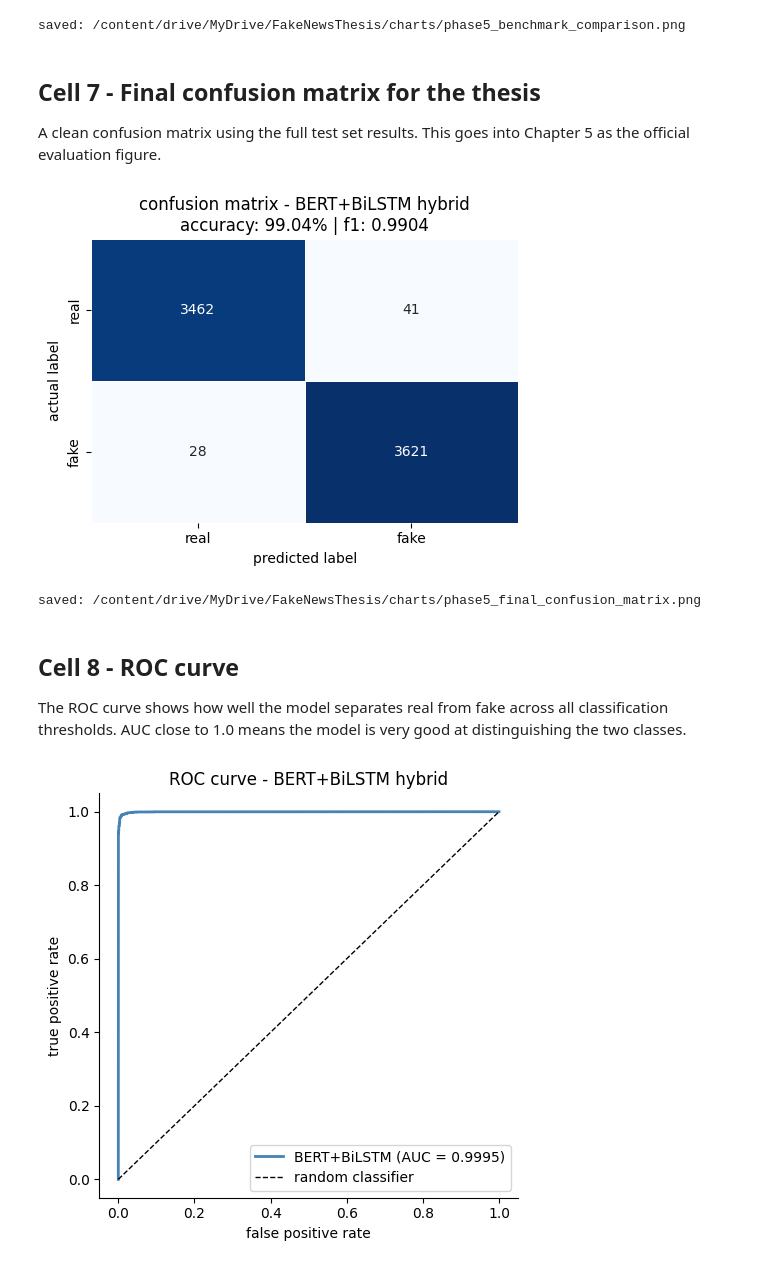
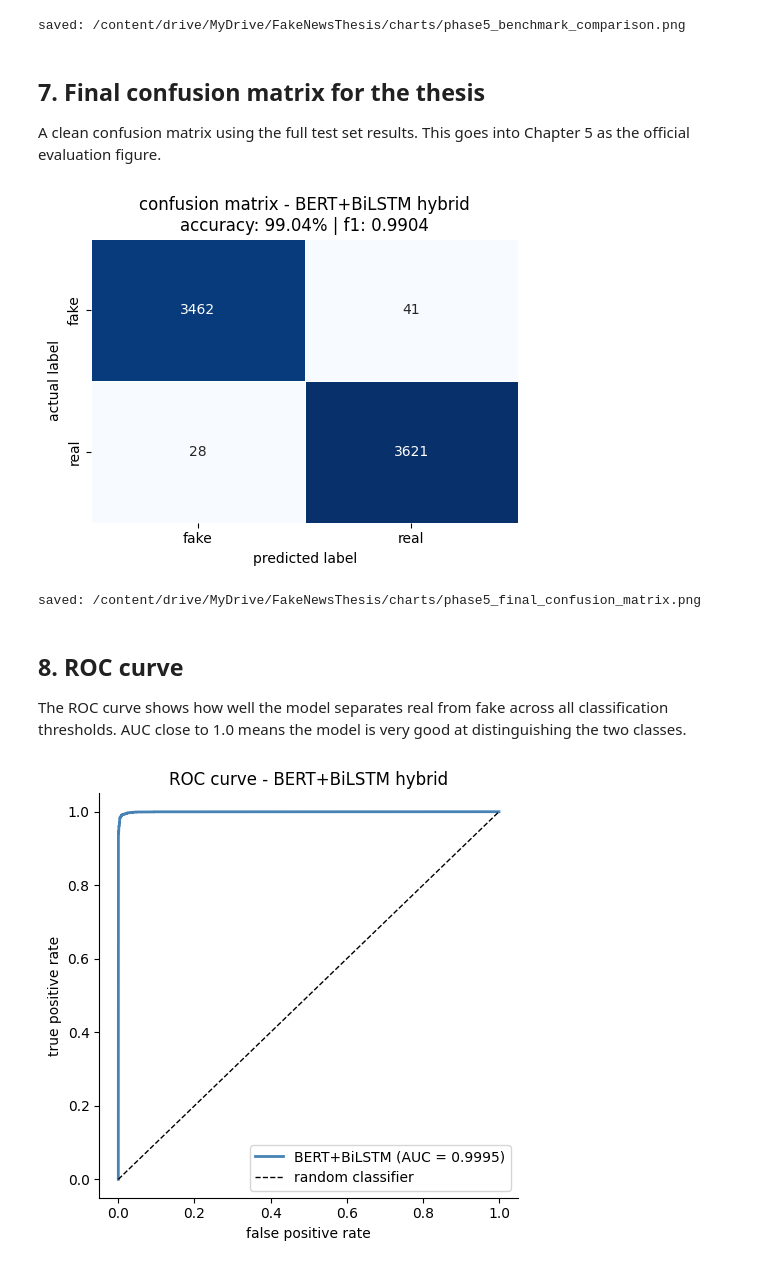
Before and after one commit to mikesayanka/fake-news-detection-thesis, a Jupyter notebook: phase5-dashboard-evaluation/Phase5_Dashboard_Evaluation_GC3183502.ipynb, the cells around one changed output. Cells and saved outputs as stored; diff of their text form; code cells hidden in the pictures.

```diff
--- a/phase5-dashboard-evaluation/Phase5_Dashboard_Evaluation_GC3183502.ipynb
+++ b/phase5-dashboard-evaluation/Phase5_Dashboard_Evaluation_GC3183502.ipynb
@@ -663,41 +677,41 @@ rank  model                                    accuracy source
 [figure]
 saved: /content/drive/MyDrive/FakeNewsThesis/charts/phase5_benchmark_comparison.png
 # %% [markdown]
-## Cell 7 - Final confusion matrix for the thesis
+## 7.  Final confusion matrix for the thesis
 
 A clean confusion matrix using the full test set results.
 This goes into Chapter 5 as the official evaluation figure.
 # %%
 import seaborn as sns
 import matplotlib.pyplot as plt
 from sklearn.metrics import confusion_matrix
 
 cm = confusion_matrix(all_labels, all_preds)
 
 fig, ax = plt.subplots(figsize=(5, 4))
 sns.heatmap(
     cm, annot=True, fmt='d', cmap='Blues',
-    xticklabels=['real', 'fake'],
-    yticklabels=['real', 'fake'],
+    xticklabels=['fake', 'real'],
+    yticklabels=['fake', 'real'],
     linewidths=0.5, ax=ax, cbar=False
 )
 ax.set_xlabel('predicted label')
 ax.set_ylabel('actual label')
 ax.set_title(
     'confusion matrix - BERT+BiLSTM hybrid\n'
     'accuracy: {:.2f}% | f1: {:.4f}'.format(accuracy * 100, f1)
 )
 
 plt.tight_layout()
 p3 = charts_dir + '/phase5_final_confusion_matrix.png'
 plt.savefig(p3, dpi=150, bbox_inches='tight')
 plt.show()
 print('saved:', p3)
 # %% [output]
-[figure, old version]
+[figure, new version]
 saved: /content/drive/MyDrive/FakeNewsThesis/charts/phase5_final_confusion_matrix.png
 # %% [markdown]
-## Cell 8 - ROC curve
+## 8.  ROC curve
 
 The ROC curve shows how well the model separates real
 from fake across all classification thresholds.
```
Also changed, not shown: parts of 18 cells of this notebook, 2 other files.
